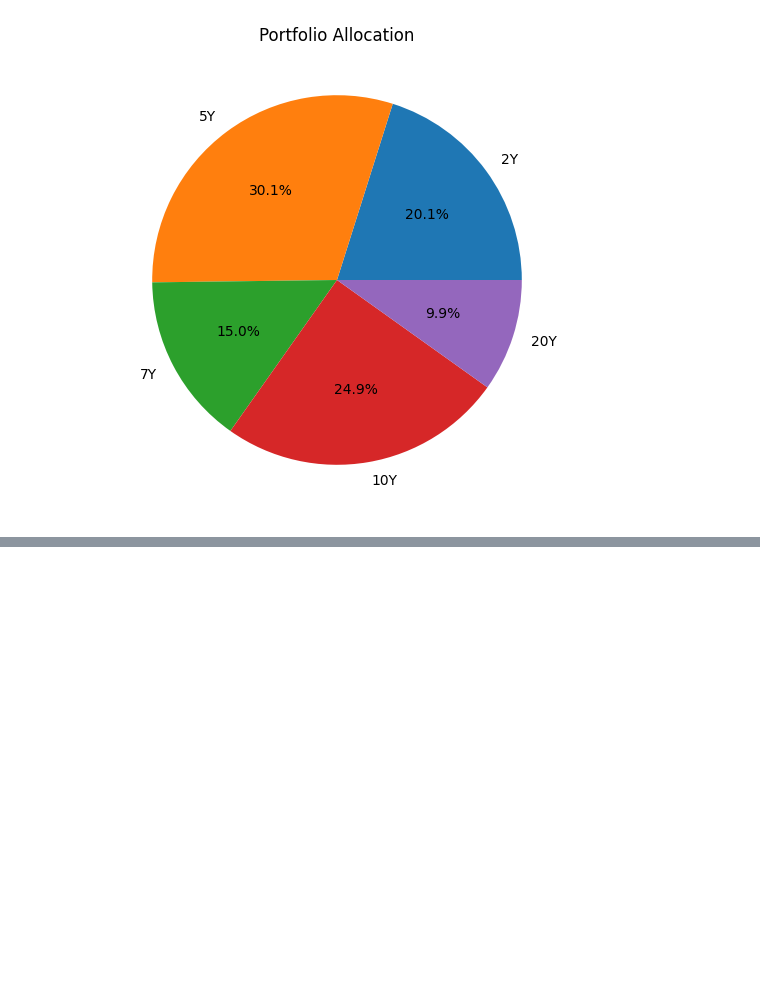
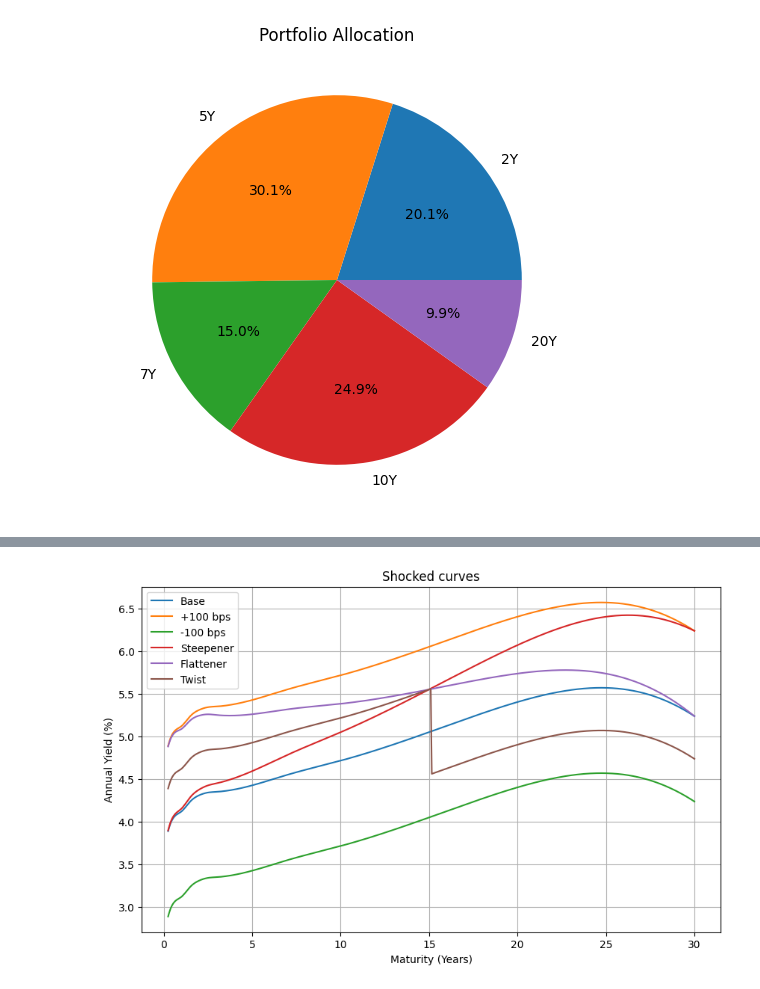
Before and after one commit to gy623/Interest-Rate-Curve-Bootstrapping-and-Stress-Testing, a Jupyter notebook: notebooks/05_portfolio_analysis.ipynb, the cells around one changed output, grey strips where cells are left out. Saved outputs shown, nothing was run; the diff lists cells and outputs as text; code cells hidden in the pictures; blank space fills up the shorter version.

```diff
--- a/notebooks/05_portfolio_analysis.ipynb
+++ b/notebooks/05_portfolio_analysis.ipynb
@@ -265,0 +216,7 @@ pct = pnl / base_value * 100
+# %%
+# Scenario comparison
+parallel_up = parallel_shift(curve, 1)
+parallel_down = parallel_shift(curve, -1)
+steep = steepener(curve)
+flat = flattener(curve)
+twis = twist(curve)
@@ -265,0 +248,20 @@ pct = pnl / base_value * 100
+# %%
+plt.figure(figsize=(10,6))
+
+plt.plot(curve["Years"], curve["Spot"], label="Base")
+
+plt.plot(parallel_up["Years"], parallel_up["Spot"], label="+100 bps")
+plt.plot(parallel_down["Years"], parallel_down["Spot"], label="-100 bps")
+plt.plot(steep["Years"], steep["Spot"], label="Steepener")
+plt.plot(flat["Years"], flat["Spot"], label="Flattener")
+plt.plot(twis["Years"], twis["Spot"], label="Twist")
+
+
+plt.xlabel("Maturity (Years)")
+plt.ylabel("Annual Yield (%)")
+plt.title("Shocked curves")
+
+plt.legend()
+plt.grid()
+# %% [output]
+[figure, added]
```
Also changed, not shown: parts of 7 cells of this notebook.
